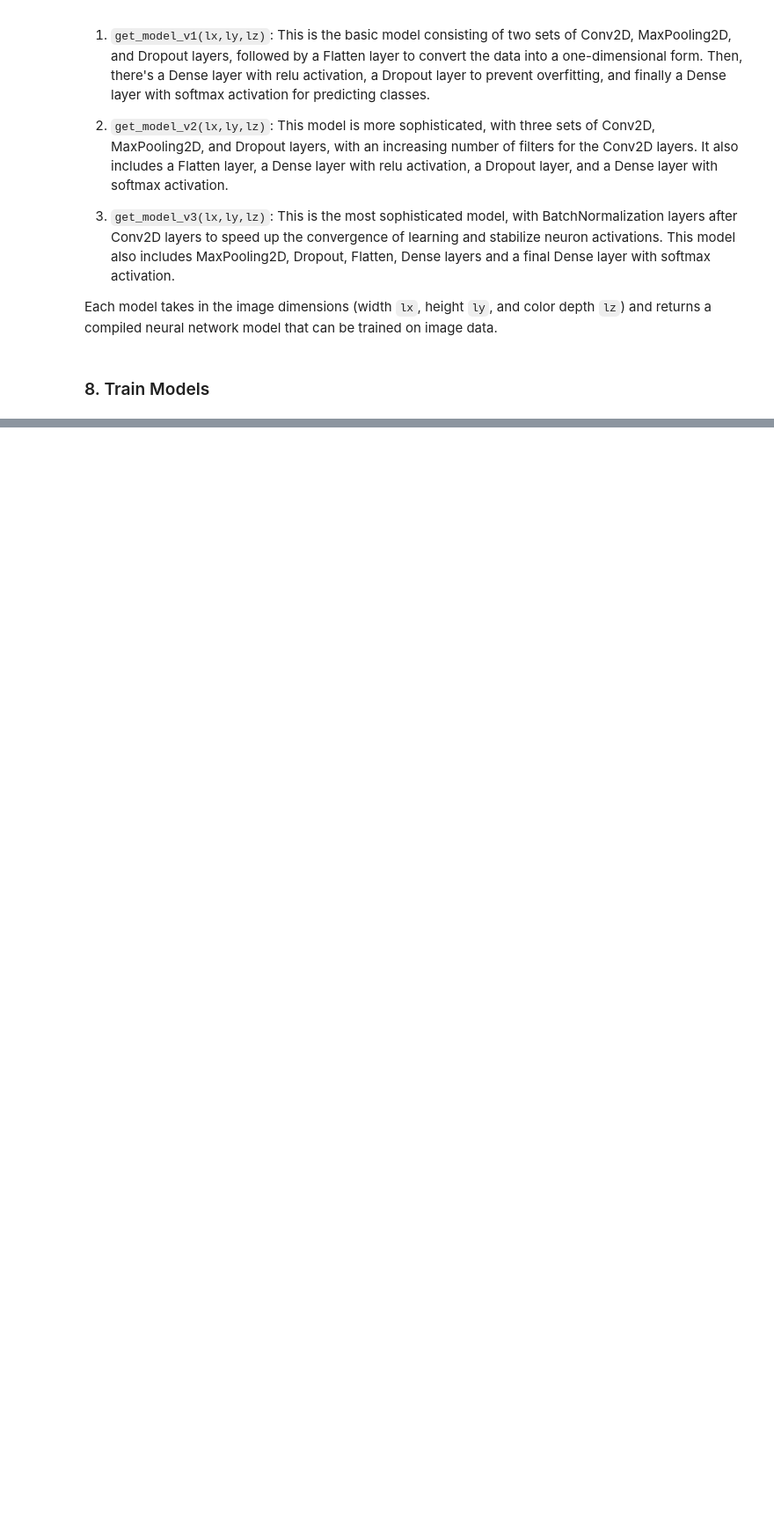
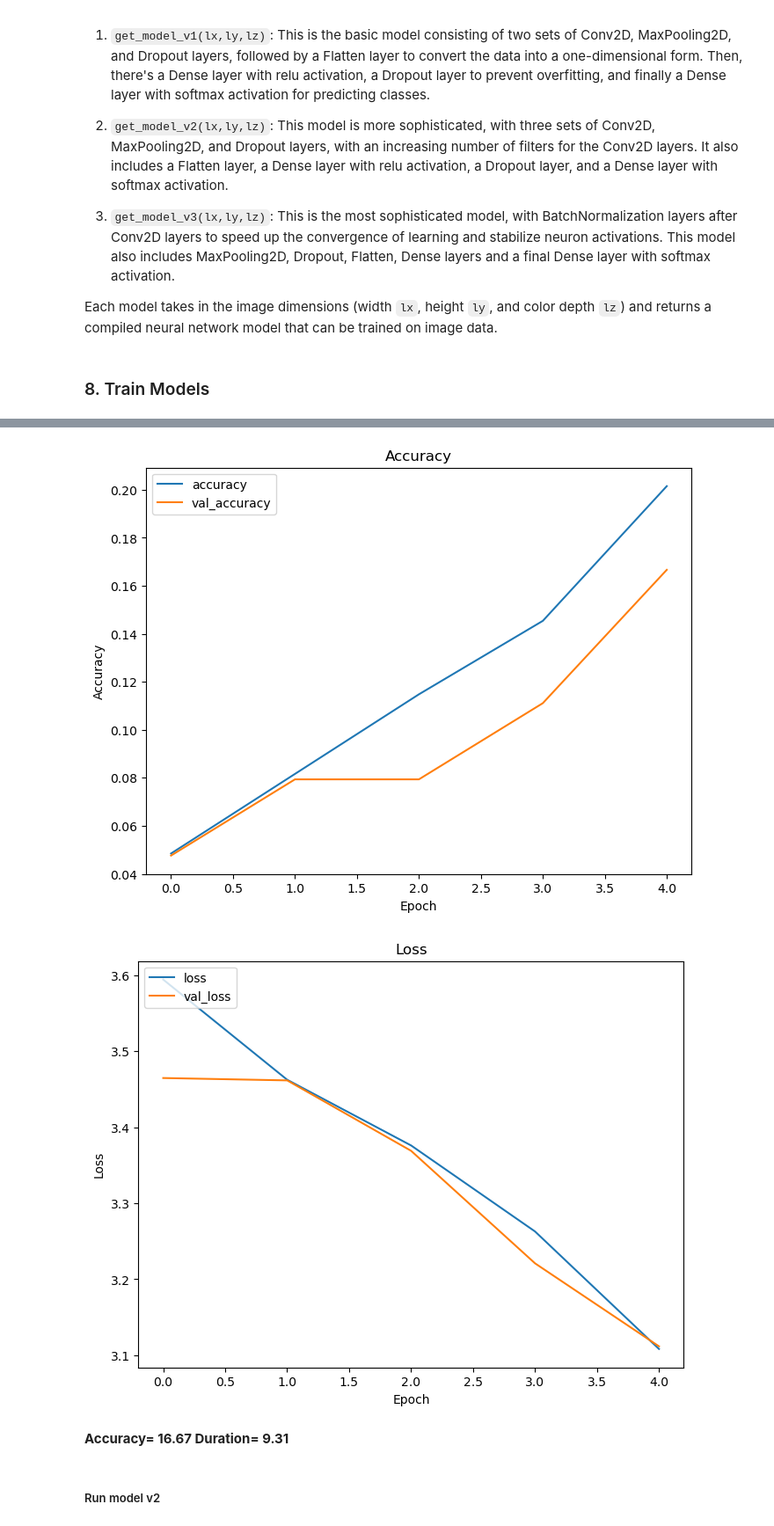
Before and after one commit to YanSte/CNN-CV-GTSRB-Classification, a Jupyter notebook: cnn-gtsrb-classification-with-cnn.ipynb, the cells around one changed output, grey strips where cells are left out. Shown at 88% size. Drawn from its saved outputs; the diff is of its cells as text; code cells hidden in the pictures; blank space fills up the shorter version.

```diff
--- a/cnn-gtsrb-classification-with-cnn.ipynb
+++ b/cnn-gtsrb-classification-with-cnn.ipynb
@@ -866,9 +984,17 @@ def get_model_v3(lx,ly,lz):
 # %% [markdown]
 ### 8. Train Models
 # %%
-def multi_run(enhanced_dir, datasets, models, datagen=None,
-              scale=1, batch_size=64, epochs=16,
-              verbosity=0, tag_id='last'):
+def multi_run(
+    enhanced_dir,
+    datasets,
+    models,
+    datagen=None,
+    scale=1,
+    batch_size=64,
+    epochs=16,
+    verbosity=0,
+    tag_id='last'
+):
     """
     Launches a dataset-model combination
     args:
@@ -897,7 +1023,6 @@ def multi_run(enhanced_dir, datasets, models, datagen=None,
     for m in models:
         output[m+'_Accuracy'] = []
         output[m+'_Duration'] = []
-
     # Each Datasets
     # ----
     for d_name in datasets:
@@ -943,6 +1068,8 @@ def multi_run(enhanced_dir, datasets, models, datagen=None,
                 # Callbacks bestmodel
                 # ----
                 save_dir = f'{run_dir}/models_{tag_id}/model_{d_name}_{m_name}.h5'
+
+                show_text("h5","    Run path {}".format(save_dir))
                 bestmodel_callback = tf.keras.callbacks.ModelCheckpoint(filepath=save_dir, verbose=0, monitor='accuracy', save_best_only=True)
                 # Train
                 # ----
@@ -967,6 +1094,7 @@ def multi_run(enhanced_dir, datasets, models, datagen=None,
 
                 # Result
                 # ----
+                show_history(history)
                 end_time = time.time()
                 duration = end_time-start_time
                 accuracy = max(history.history["val_accuracy"])*100
@@ -996,19 +1124,22 @@ else:
 
 # ---- Run
 #
-output = multi_run(data_output_dir,
-                   datasets,
-                   models,
-                   datagen       = datagen,
-                   scale         = scale,
-                   batch_size    = batch_size,
-                   epochs        = epochs,
-                   verbosity = verbosity,
-                   tag_id        = tag_id)
+output = multi_run(
+    data_output_dir,
+    datasets,
+    models,
+    datagen       = datagen,
+    scale         = scale,
+    batch_size    = batch_size,
+    epochs        = epochs,
+    verbosity = verbosity,
+    tag_id        = tag_id
+)
 
 # ---- Save report
 #
 report={}
+print(output)
 report['output']=output
 report['description'] = f'scale={scale} batch_size={batch_size} epochs={epochs} data_aug={with_datagen}'
 
@@ -1020,3 +1151,4 @@ with open(report_name, 'w') as file:
 print('\nReport saved as ',report_name)
 
 print('-'*59)
+# %% [output]
@@ -1022,0 +1164,4 @@ print('-'*59)
+[figure, added]
+[figure, added]
+**Accuracy=  16.67    Duration=   9.31**
+#####     Run model v2
```
Also changed, not shown: parts of 13 cells of this notebook.
